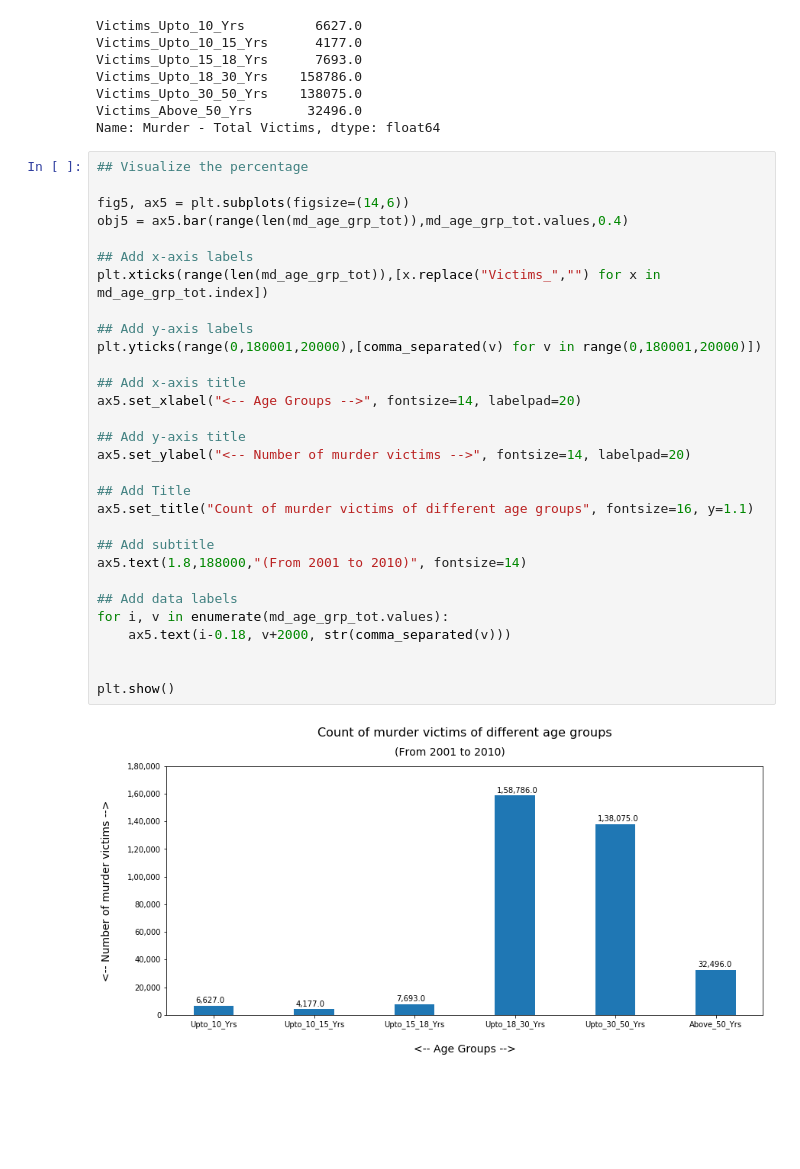
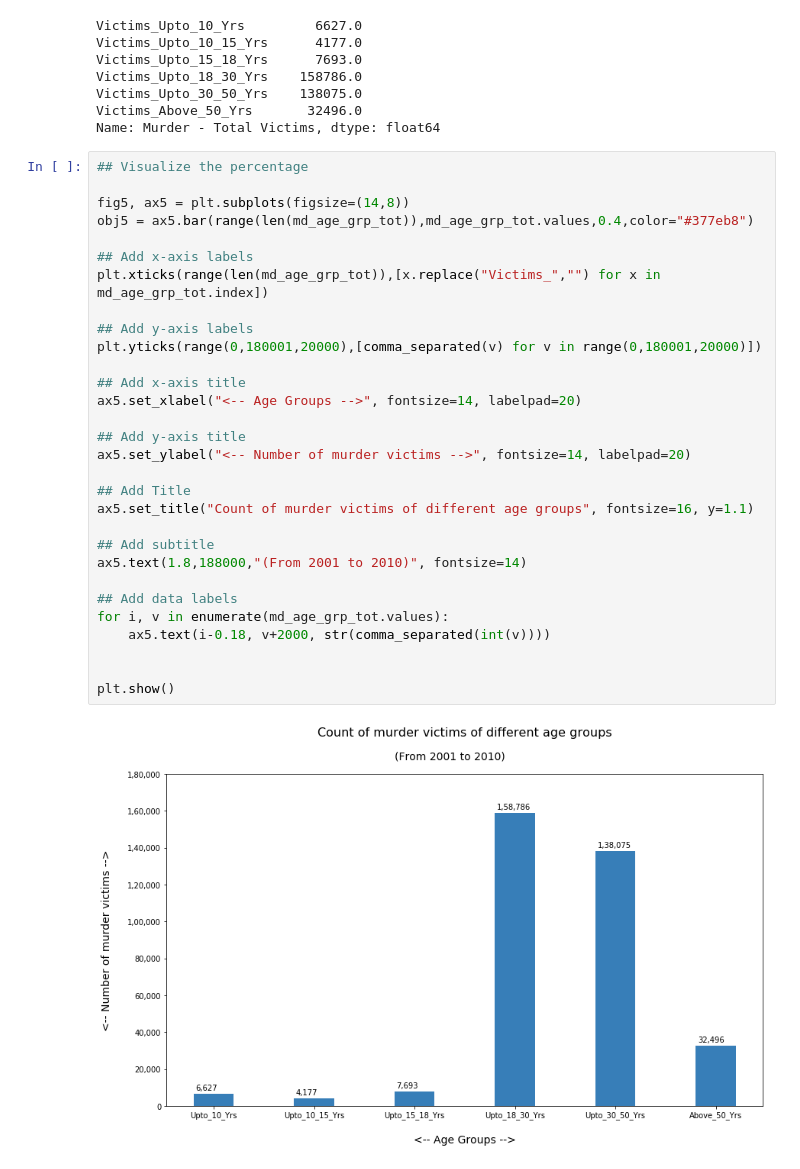
Before and after one commit to Suraj-DataScience-python/AIML, a Jupyter notebook: Visualization_Of_Crime_In_India_2001_To_2010/Insights_From_Indian_Crime_Data.ipynb, the cells around one changed output. Drawn from its saved outputs; the diff is of its cells as text; blank space fills up the shorter version.

```diff
--- a/Visualization_Of_Crime_In_India_2001_To_2010/Insights_From_Indian_Crime_Data.ipynb
+++ b/Visualization_Of_Crime_In_India_2001_To_2010/Insights_From_Indian_Crime_Data.ipynb
@@ -535,35 +535,35 @@ Name: Murder - Total Victims, dtype: float64
 # %%
 ## Visualize the percentage
 
-fig5, ax5 = plt.subplots(figsize=(14,6))
-obj5 = ax5.bar(range(len(md_age_grp_tot)),md_age_grp_tot.values,0.4)
+fig5, ax5 = plt.subplots(figsize=(14,8))
+obj5 = ax5.bar(range(len(md_age_grp_tot)),md_age_grp_tot.values,0.4,color="#377eb8")
 
 ## Add x-axis labels
 plt.xticks(range(len(md_age_grp_tot)),[x.replace("Victims_","") for x in md_age_grp_tot.index])
 
 ## Add y-axis labels
 plt.yticks(range(0,180001,20000),[comma_separated(v) for v in range(0,180001,20000)])
 
 ## Add x-axis title
 ax5.set_xlabel("<-- Age Groups -->", fontsize=14, labelpad=20)
 
 ## Add y-axis title
 ax5.set_ylabel("<-- Number of murder victims -->", fontsize=14, labelpad=20)
 
 ## Add Title
 ax5.set_title("Count of murder victims of different age groups", fontsize=16, y=1.1)
 
 ## Add subtitle
 ax5.text(1.8,188000,"(From 2001 to 2010)", fontsize=14)
 
 ## Add data labels
 for i, v in enumerate(md_age_grp_tot.values):
-    ax5.text(i-0.18, v+2000, str(comma_separated(v)))
+    ax5.text(i-0.18, v+2000, str(comma_separated(int(v))))
 
 
 plt.show()
 # %% [output]
-[figure, old version]
+[figure, new version]
 # %% [markdown]
 ##### Observaions:
 
```
Also changed, not shown: parts of 18 cells of this notebook.
